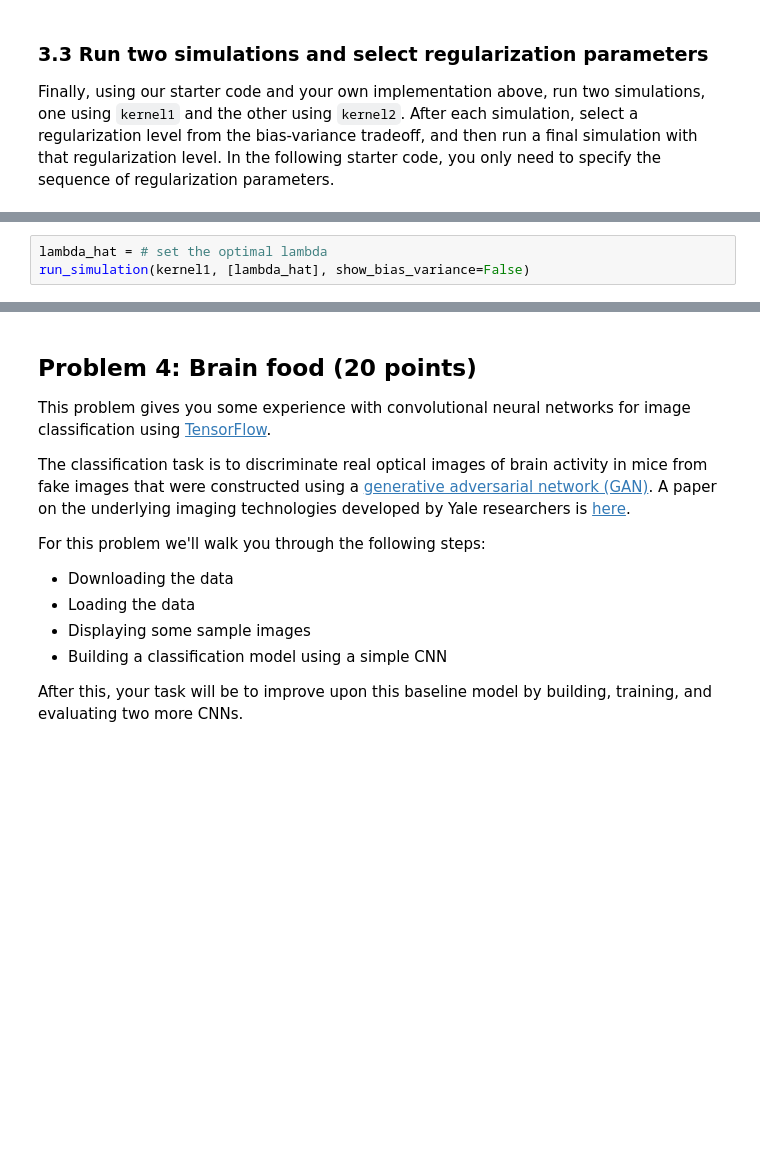
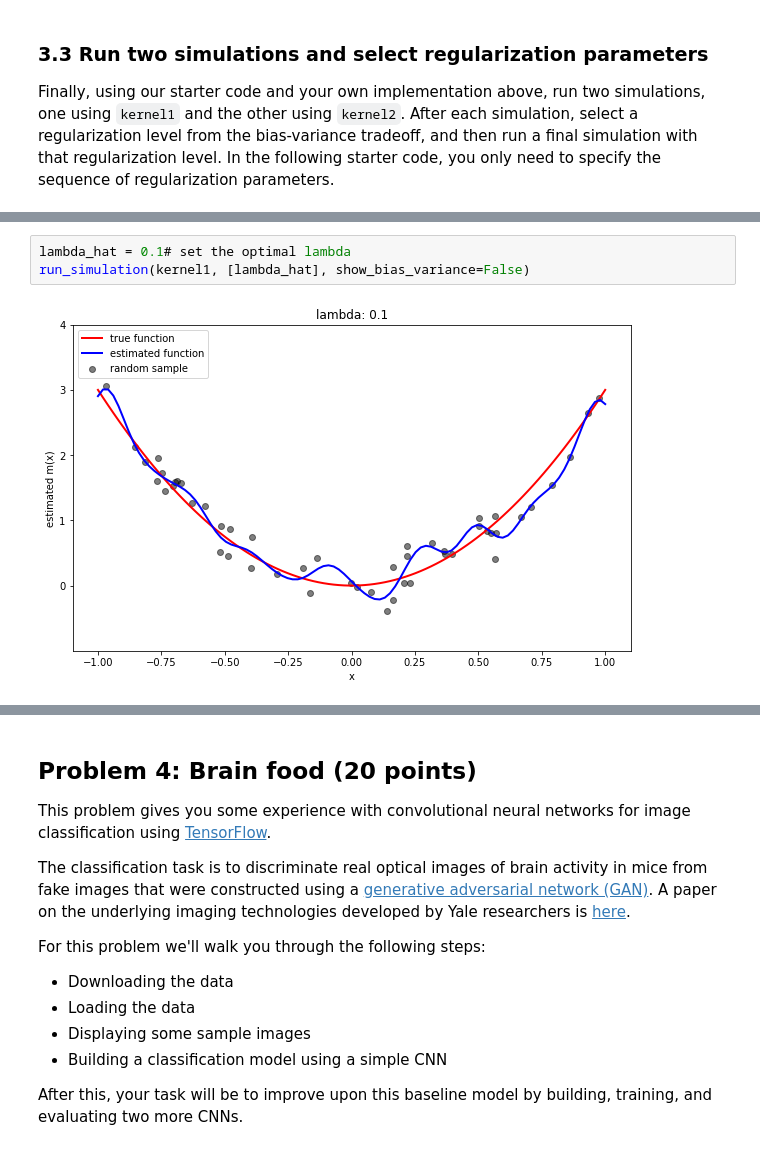
Before and after one commit to Voldemort108X/Yale-courses, a Jupyter notebook: SDS 665 Intermediate Machine Learning/HWs/HW1/assn1.ipynb, the cells around one changed output, grey strips where cells are left out. Cells and saved outputs as stored; diff of their text form; blank space fills up the shorter version.

```diff
--- a/SDS 665 Intermediate Machine Learning/HWs/HW1/assn1.ipynb
+++ b/SDS 665 Intermediate Machine Learning/HWs/HW1/assn1.ipynb
@@ -234,4 +362,6 @@ run_simulation(kernel1, lmbdas)
 # %%
-lambda_hat = # set the optimal lambda
+lambda_hat = 0.1# set the optimal lambda
 run_simulation(kernel1, [lambda_hat], show_bias_variance=False)
+# %% [output]
+[figure, added]
 # %%
```
Also changed, not shown: parts of 30 cells of this notebook, 21 other files.
